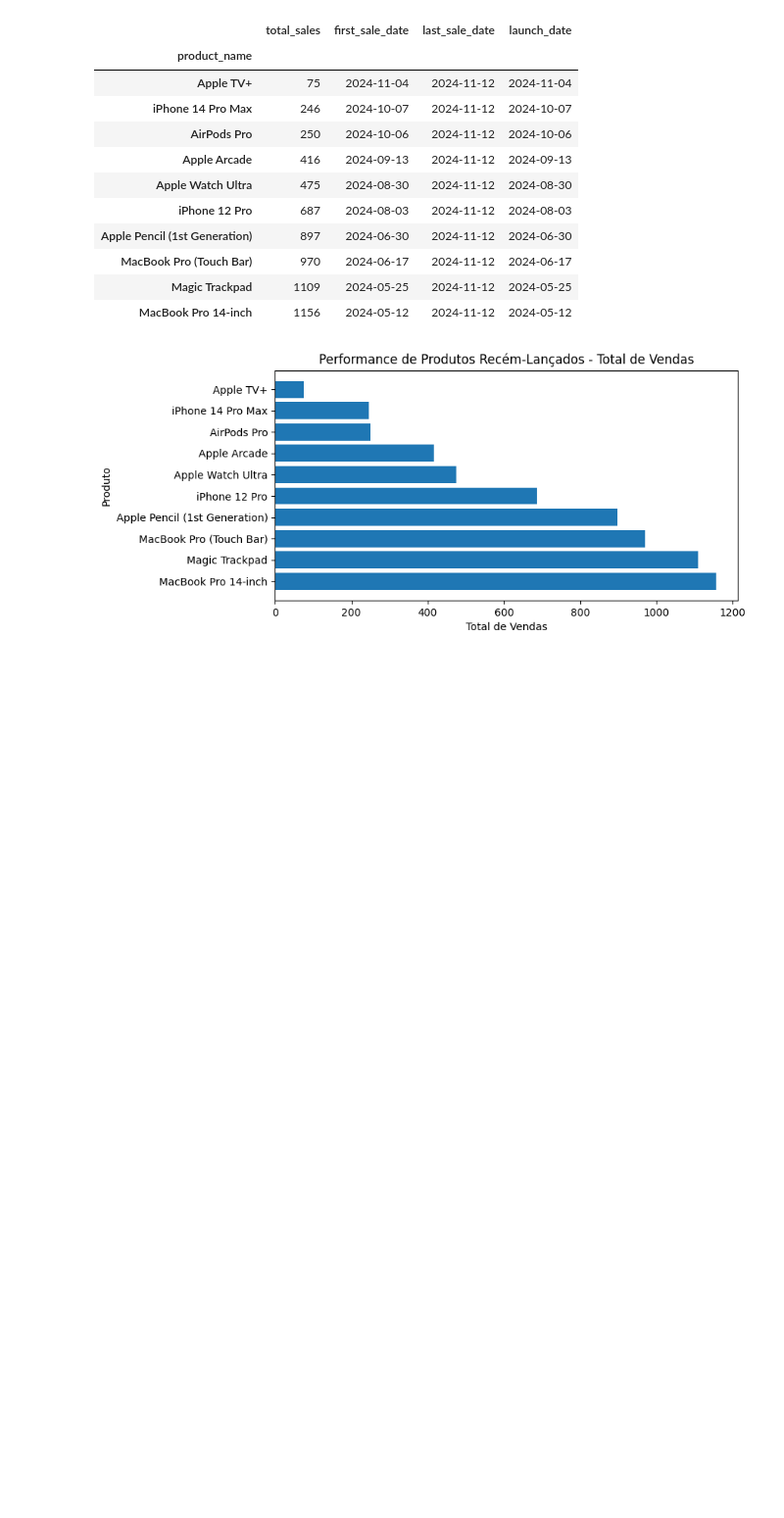
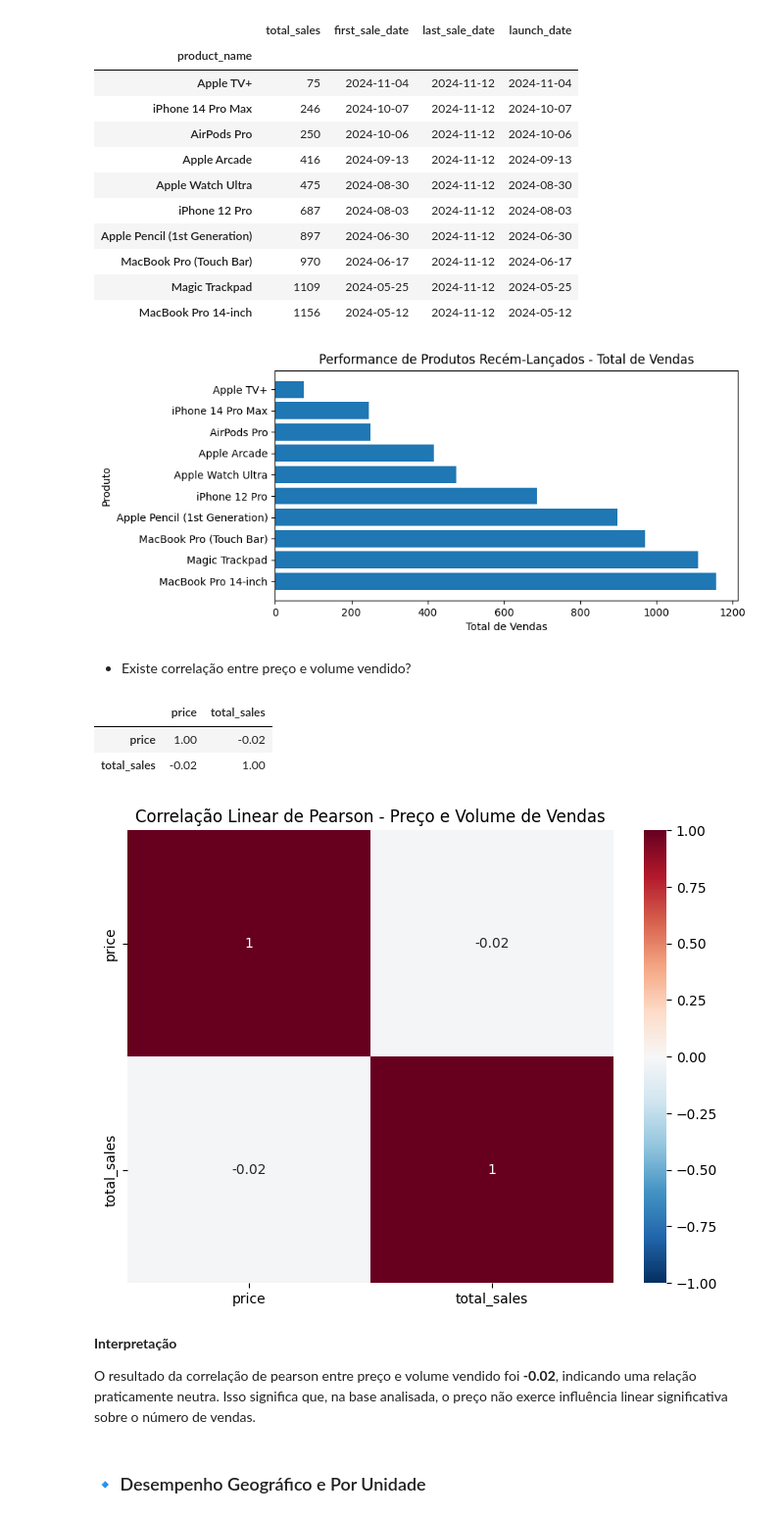
Before and after one commit to anajulia-v/AppleSales, a Jupyter notebook: notebooks/02_exploratory_analysis.ipynb, the cells around one changed output. Shown at 98% size. Saved outputs shown, nothing was run; the diff lists cells and outputs as text; code cells hidden in the pictures; blank space fills up the shorter version.

```diff
--- a/notebooks/02_exploratory_analysis.ipynb
+++ b/notebooks/02_exploratory_analysis.ipynb
@@ -359,3 +386,41 @@ plt.gca().invert_yaxis()
 plt.show()
 # %% [output]
 [figure]
+# %% [markdown]
+- Existe correlação entre preço e volume vendido?
+# %%
+# correlação de pearson
+# para entender o poder de explicação da variável preço
+# sobre o volume de vendas
+df_price_sales = (
+  df_sales_merged
+  .groupby('price', as_index=False)
+  .agg(
+    total_sales=('sale_id', 'count')
+  )
+)
+
+df_price_sales.corr().round(2)
+# %% [output]
+|  | price | total_sales |
+| price | 1.00 | -0.02 |
+| total_sales | -0.02 | 1.00 |
+# %%
+# gráfico correlação linear de pearson
+plt.figure(figsize=(8,6))
+sns.heatmap(
+  df_price_sales.corr(),
+  cmap='RdBu_r',
+  vmin=-1, vmax=1,
+  annot=True
+)
+plt.title('Correlação Linear de Pearson - Preço e Volume de Vendas')
+plt.show()
+# %% [output]
+[figure, added]
+# %% [markdown]
+**Interpretação**
+
+O resultado da correlação de pearson entre preço e volume vendido foi **-0.02**, indicando uma relação praticamente neutra. Isso significa que, na base analisada, o preço não exerce influência linear significativa sobre o número de vendas.
+# %% [markdown]
+### 🔹 Desempenho Geográfico e Por Unidade
```
Also changed, not shown: parts of 19 cells of this notebook, 1 other file.
